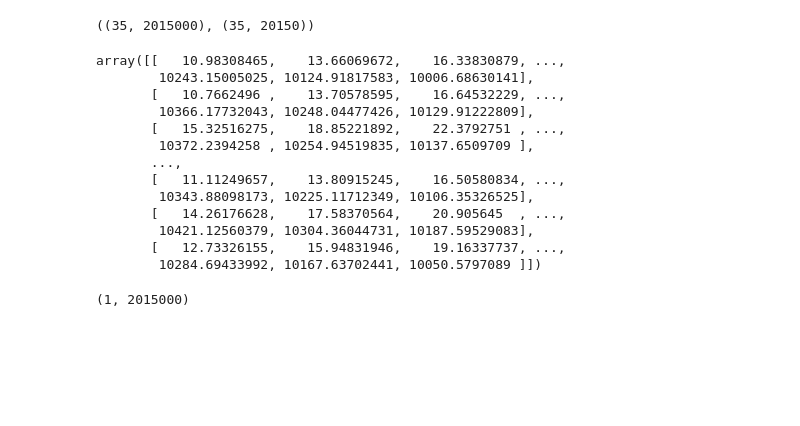
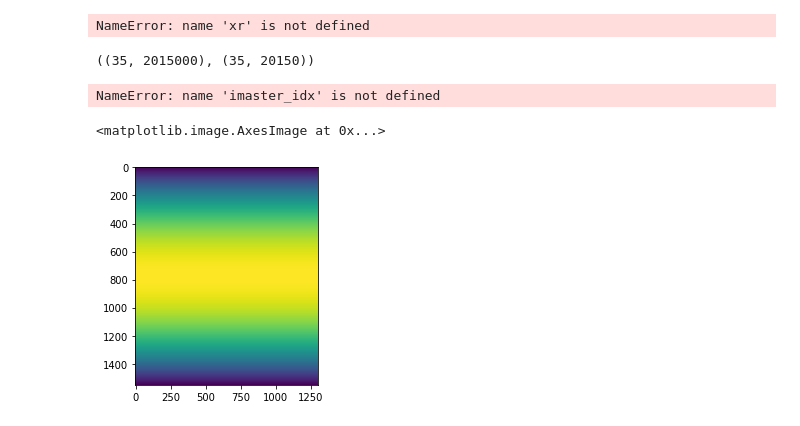
Before and after one commit to pacificclimate/climpyrical, a Jupyter notebook: notebooks/interpolation.ipynb, the cells around one changed output. Cells and saved outputs as stored; diff of their text form; code cells hidden in the pictures; blank space fills up the shorter version.

```diff
--- a/notebooks/interpolation.ipynb
+++ b/notebooks/interpolation.ipynb
@@ -24,5 +33,11 @@ import pandas as pd
 # %%
-PATH = '/storage/data/projects/nrc/CanRCM4_large_ensemble/design_values/tas/hdd/*.nc'
+#PATH = '/storage/data/projects/nrc/CanRCM4_large_ensemble/design_values/tas/hdd/*.nc'
 #PATH = '/home/nannau/Desktop/ensembles/jan1.0p/*'
 #PATH = '/storage/data/projects/nrc/CanRCM4_large_ensemble/design_values/tas/jul2.5p/*.nc'
+
+PATH = '/storage/data/projects/nrc/CanRCM4_large_ensemble/design_values/snw/snw_CanRCM4-LE_ens35_1951-2016_max_rl50_load.nc'
+
+test_file = xr.open_dataset(PATH)
+test_file = test_file.rename({'time':'run'})
+ds = test_file.rename({'snw':'dv'})
 # %%
@@ -78,5 +47,23 @@ idx.shape, idx_.shape
+# %%
+coordict = gen_new_coords(rlat, rlon, 10)
+# %%
+mask_path = '/home/nannau/Desktop/climpyrical/data/mask.nc'
+
+mask_land = load_land_mask(mask_path)
+mask_master = mask_land_and_nan(dv_field, mask_land)
+idx = flatten_mask(mask_master)
+
+imask_master = interpolate_land_mask(dv_field=dv_field, path=mask_path)
+imask = flatten_interpolated_land_mask(imask_master, coordict['irlat'], coordict['irlon'])
+
+iidx = flatten_mask(imask)
+idx.shape, idx.shape
+# mask_master.shape, imask.shape
+# %% [output]
+NameError: name 'xr' is not defined
 # %%
 #idx = imask == True
 #idx.shape
-points = icoordens[idx]
+points = coordict['icoordens'][iidx]
+irlon, irlat = coordict['irlon'], coordict['irlat']
 # %%
@@ -91,33 +81,23 @@ iens.shape, ens.shape
 # %% [output]
 ((35, 2015000), (35, 20150))
 # %%
-nan_mask = np.apply_over_axes(
-                np.logical_or.reduce,
-                np.isnan(iens),
-                (0)
-)
+##nan_mask = np.apply_over_axes(
+#                np.logical_or.reduce,
+#                np.isnan(iens),
+#                (0)
+#)
 
-master_idx = ~np.logical_or(~mask_master, nan_mask).flatten()
+#master_idx = ~np.logical_or(~imask_master, nan_mask).flatten()
 
-iens[:, master_idx]
+iens[:, imaster_idx]
 # %% [output]
-array([[   10.98308465,    13.66069672,    16.33830879, ...,
-        10243.15005025, 10124.91817583, 10006.68630141],
-       [   10.7662496 ,    13.70578595,    16.64532229, ...,
-        10366.17732043, 10248.04477426, 10129.91222809],
-       [   15.32516275,    18.85221892,    22.3792751 , ...,
-        10372.2394258 , 10254.94519835, 10137.6509709 ],
-       ...,
-       [   11.11249657,    13.80915245,    16.50580834, ...,
-        10343.88098173, 10225.11712349, 10106.35326525],
-       [   14.26176628,    17.58370564,    20.905645  , ...,
-        10421.12560379, 10304.36044731, 10187.59529083],
-       [   12.73326155,    15.94831946,    19.16337737, ...,
-        10284.69433992, 10167.63702441, 10050.5797089 ]])
+NameError: name 'imaster_idx' is not defined
 # %%
 area = frac_grid_area(irlon, irlat)
 area_relevent_grid_cells = area.reshape(1, -1)
 area_relevent_grid_cells.shape
+plt.imshow(area)
 # %% [output]
-(1, 2015000)
+<matplotlib.image.AxesImage at 0x...>
+[figure, added]
 # %%
```
Also changed, not shown: parts of 42 cells of this notebook, 6 other files.
